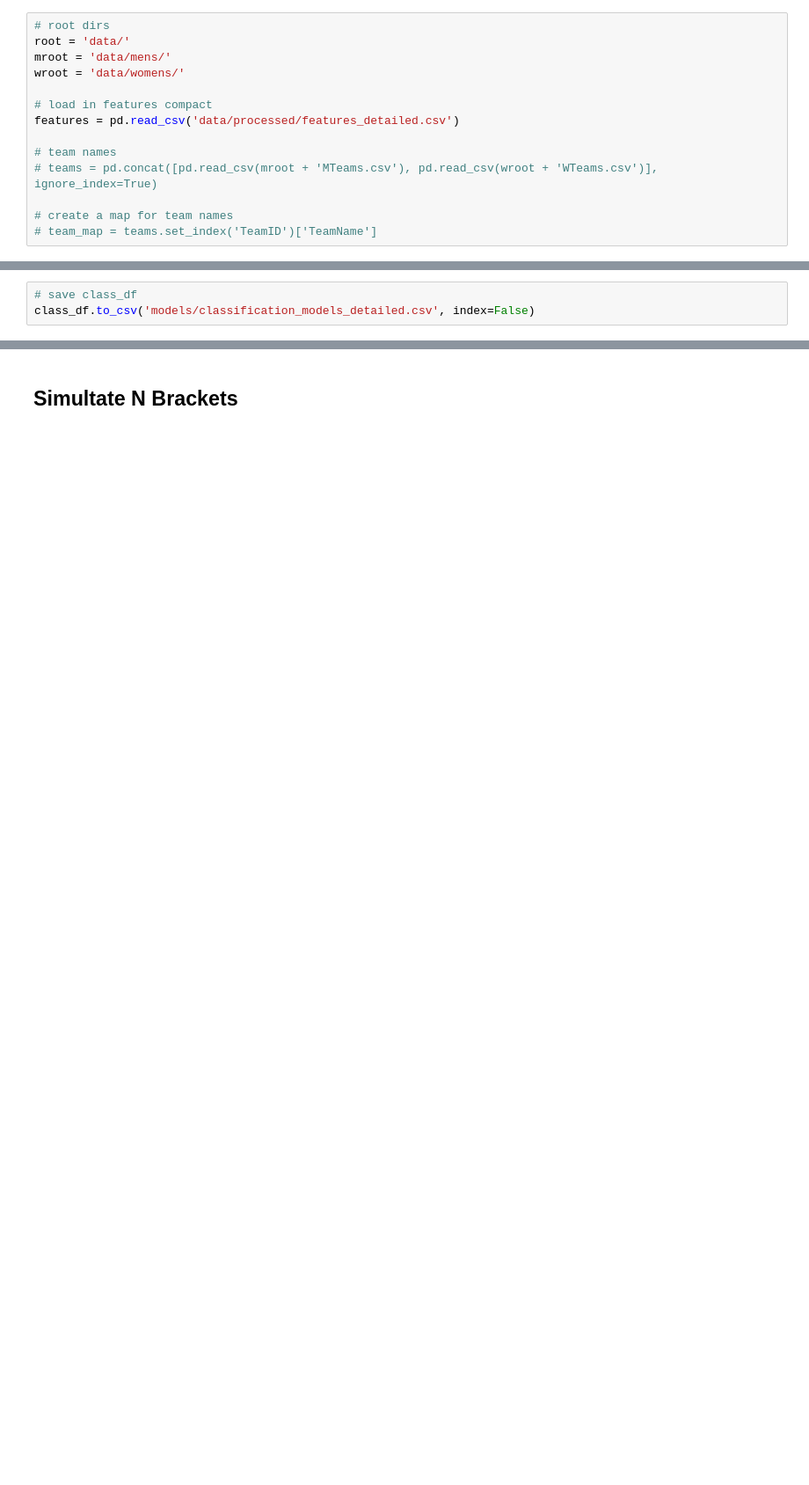
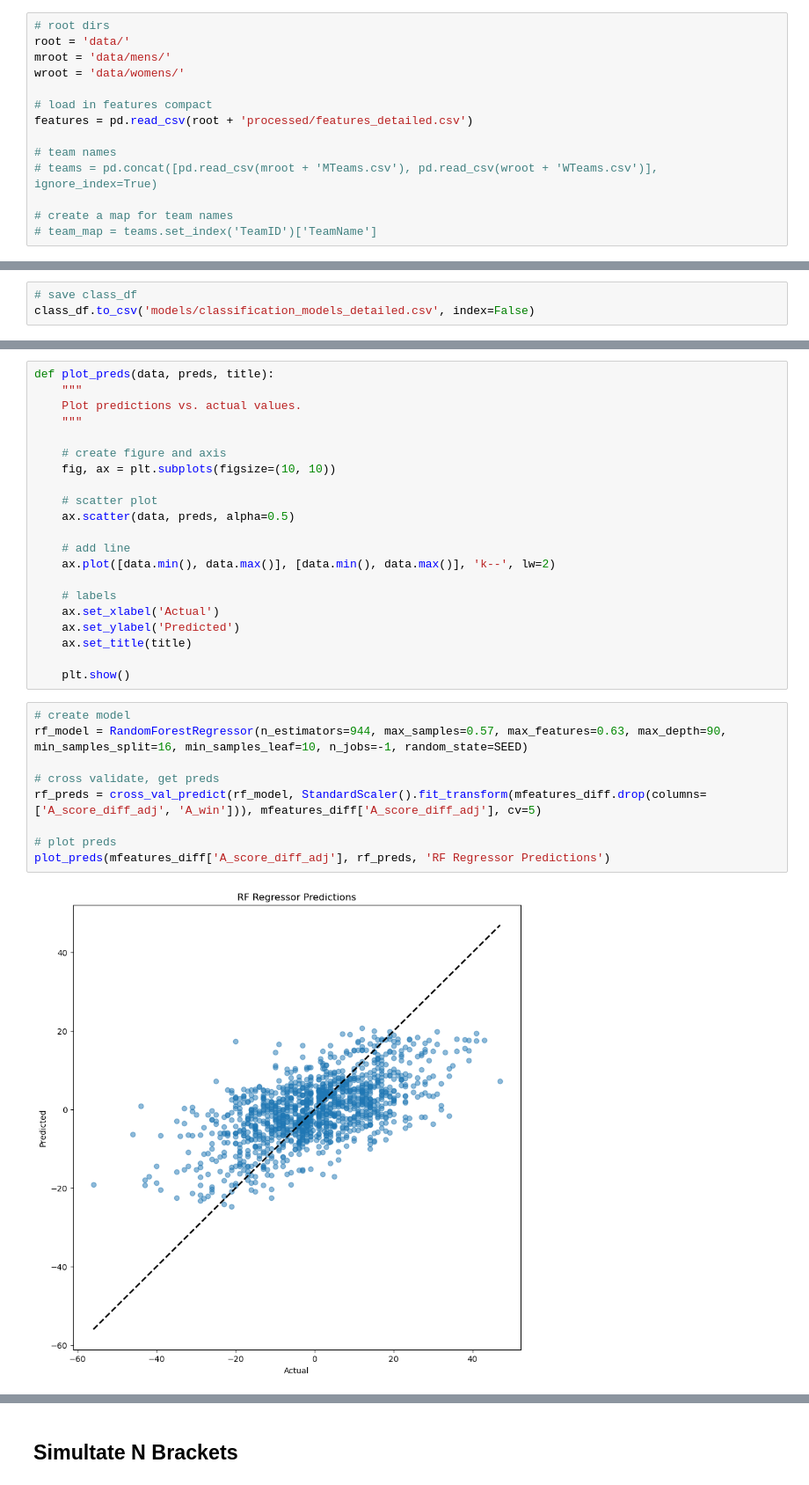
Before and after one commit to heefjones/march_madness, a Jupyter notebook: preds_detailed.ipynb, the cells around one changed output, grey strips where cells are left out. Shown at 88% size. Drawn from its saved outputs; the diff is of its cells as text; blank space fills up the shorter version.

```diff
--- a/preds_detailed.ipynb
+++ b/preds_detailed.ipynb
@@ -44,7 +47,7 @@ mroot = 'data/mens/'
 wroot = 'data/womens/'
 
 # load in features compact
-features = pd.read_csv('data/processed/features_detailed.csv')
+features = pd.read_csv(root + 'processed/features_detailed.csv')
 
 # team names
 # teams = pd.concat([pd.read_csv(mroot + 'MTeams.csv'), pd.read_csv(wroot + 'WTeams.csv')], ignore_index=True)
@@ -537,0 +698,32 @@ class_df.to_csv('models/classification_models_detailed.csv', index=False)
+# %%
+def plot_preds(data, preds, title):
+    """
+    Plot predictions vs. actual values.
+    """
+
+    # create figure and axis
+    fig, ax = plt.subplots(figsize=(10, 10))
+
+    # scatter plot
+    ax.scatter(data, preds, alpha=0.5)
+
+    # add line
+    ax.plot([data.min(), data.max()], [data.min(), data.max()], 'k--', lw=2)
+
+    # labels
+    ax.set_xlabel('Actual')
+    ax.set_ylabel('Predicted')
+    ax.set_title(title)
+
+    plt.show()
+# %%
+# create model
+rf_model = RandomForestRegressor(n_estimators=944, max_samples=0.57, max_features=0.63, max_depth=90, min_samples_split=16, min_samples_leaf=10, n_jobs=-1, random_state=SEED)
+
+# cross validate, get preds
+rf_preds = cross_val_predict(rf_model, StandardScaler().fit_transform(mfeatures_diff.drop(columns=['A_score_diff_adj', 'A_win'])), mfeatures_diff['A_score_diff_adj'], cv=5)
+
+# plot preds
+plot_preds(mfeatures_diff['A_score_diff_adj'], rf_preds, 'RF Regressor Predictions')
+# %% [output]
+[figure, added]
```
Also changed, not shown: parts of 87 cells of this notebook, 3 other files.
